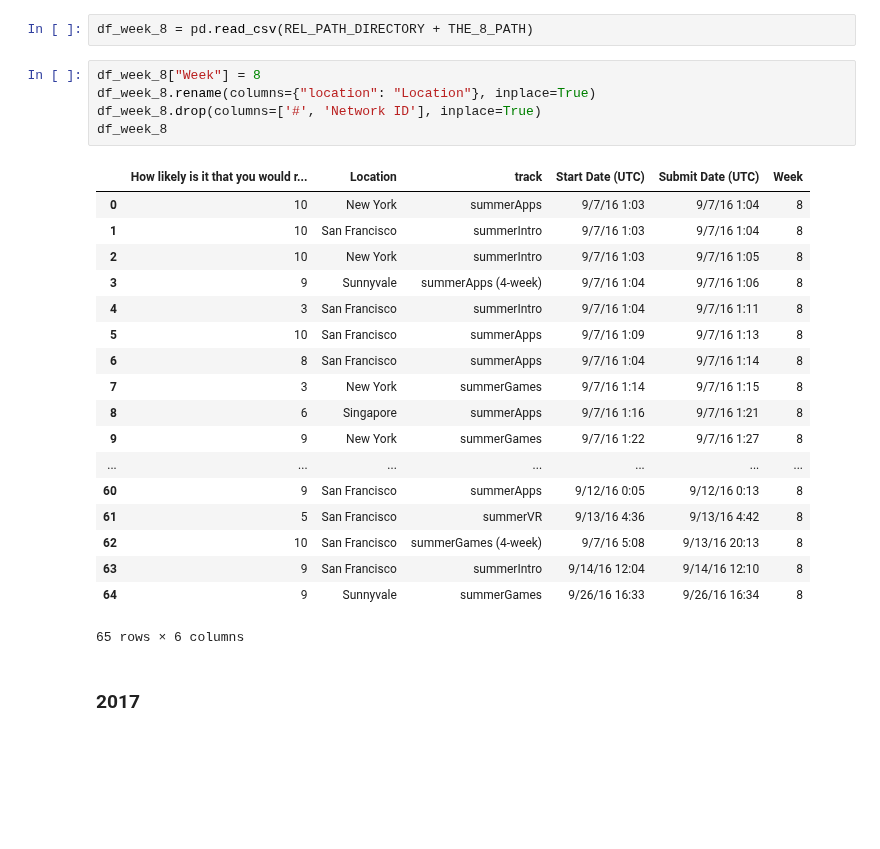
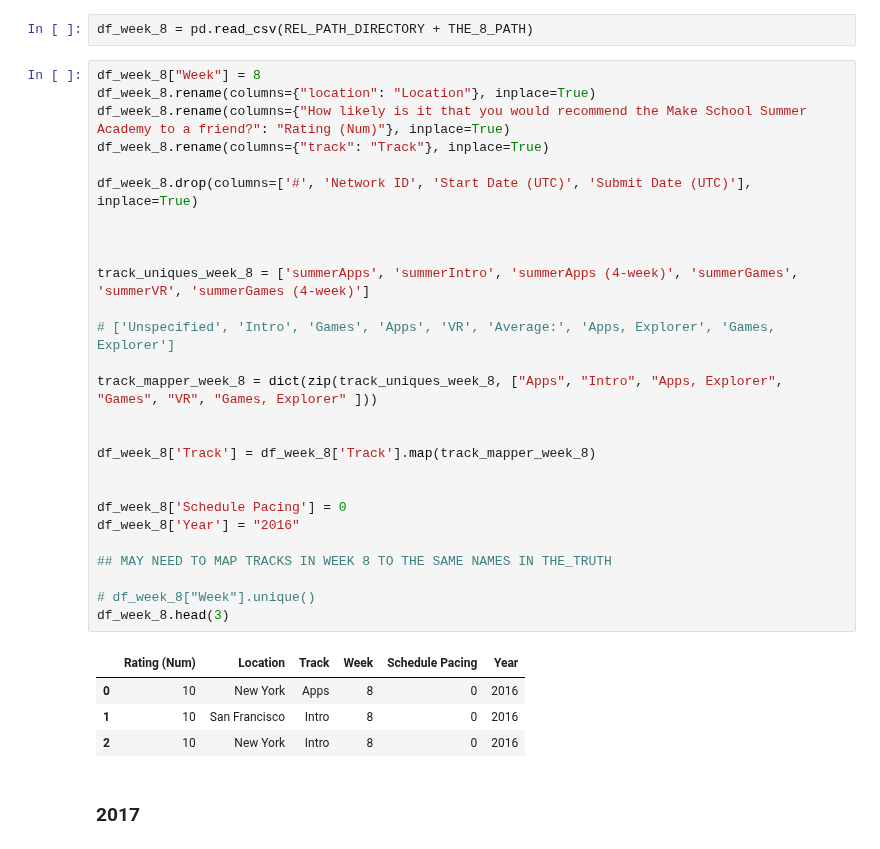
Before and after one commit to natepill/DS1.1, a Jupyter notebook: NPS/MS-Summer-Acadmey-2017.ipynb, the cells around one changed output. Saved outputs shown, nothing was run; the diff lists cells and outputs as text; blank space fills up the shorter version.

```diff
--- a/NPS/MS-Summer-Acadmey-2017.ipynb
+++ b/NPS/MS-Summer-Acadmey-2017.ipynb
@@ -541,30 +543,38 @@ Index(['How would you rate your overall satisfaction with the Summer Academy thi
 ### Week 8 (2016)
 # %%
 df_week_8 = pd.read_csv(REL_PATH_DIRECTORY + THE_8_PATH)
-# %%
-df_week_8["Week"] = 8
-df_week_8.rename(columns={"location": "Location"}, inplace=True)
-df_week_8.drop(columns=['#', 'Network ID'], inplace=True)
-df_week_8
-# %% [output]
-|  | How likely is it that you would r... | Location | track | Start Date (UTC) | Submit Date (UTC) | Week |
-| 0 | 10 | New York | summerApps | 9/7/16 1:03 | 9/7/16 1:04 | 8 |
-| 1 | 10 | San Francisco | summerIntro | 9/7/16 1:03 | 9/7/16 1:04 | 8 |
-| 2 | 10 | New York | summerIntro | 9/7/16 1:03 | 9/7/16 1:05 | 8 |
-| 3 | 9 | Sunnyvale | summerApps (4-week) | 9/7/16 1:04 | 9/7/16 1:06 | 8 |
-| 4 | 3 | San Francisco | summerIntro | 9/7/16 1:04 | 9/7/16 1:11 | 8 |
-| 5 | 10 | San Francisco | summerApps | 9/7/16 1:09 | 9/7/16 1:13 | 8 |
-| 6 | 8 | San Francisco | summerApps | 9/7/16 1:04 | 9/7/16 1:14 | 8 |
-| 7 | 3 | New York | summerGames | 9/7/16 1:14 | 9/7/16 1:15 | 8 |
-| 8 | 6 | Singapore | summerApps | 9/7/16 1:16 | 9/7/16 1:21 | 8 |
-| 9 | 9 | New York | summerGames | 9/7/16 1:22 | 9/7/16 1:27 | 8 |
-| ... | ... | ... | ... | ... | ... | ... |
-| 60 | 9 | San Francisco | summerApps | 9/12/16 0:05 | 9/12/16 0:13 | 8 |
-| 61 | 5 | San Francisco | summerVR | 9/13/16 4:36 | 9/13/16 4:42 | 8 |
-| 62 | 10 | San Francisco | summerGames (4-week) | 9/7/16 5:08 | 9/13/16 20:13 | 8 |
-| 63 | 9 | San Francisco | summerIntro | 9/14/16 12:04 | 9/14/16 12:10 | 8 |
-| 64 | 9 | Sunnyvale | summerGames | 9/26/16 16:33 | 9/26/16 16:34 | 8 |
-65 rows × 6 columns
+# %%
+df_week_8["Week"] = 8
+df_week_8.rename(columns={"location": "Location"}, inplace=True)
+df_week_8.rename(columns={"How likely is it that you would recommend the Make School Summer Academy to a friend?": "Rating (Num)"}, inplace=True)
+df_week_8.rename(columns={"track": "Track"}, inplace=True)
+
+df_week_8.drop(columns=['#', 'Network ID', 'Start Date (UTC)', 'Submit Date (UTC)'], inplace=True)
+
+
+
+track_uniques_week_8 = ['summerApps', 'summerIntro', 'summerApps (4-week)', 'summerGames', 'summerVR', 'summerGames (4-week)']
+
+# ['Unspecified', 'Intro', 'Games', 'Apps', 'VR', 'Average:', 'Apps, Explorer', 'Games, Explorer']
+
+track_mapper_week_8 = dict(zip(track_uniques_week_8, ["Apps", "Intro", "Apps, Explorer", "Games", "VR", "Games, Explorer" ]))
+
+
+df_week_8['Track'] = df_week_8['Track'].map(track_mapper_week_8)
+
+
+df_week_8['Schedule Pacing'] = 0
+df_week_8['Year'] = "2016"
+
+## MAY NEED TO MAP TRACKS IN WEEK 8 TO THE SAME NAMES IN THE_TRUTH
+
+# df_week_8["Week"].unique()
+df_week_8.head(3)
+# %% [output]
+|  | Rating (Num) | Location | Track | Week | Schedule Pacing | Year |
+| 0 | 10 | New York | Apps | 8 | 0 | 2016 |
+| 1 | 10 | San Francisco | Intro | 8 | 0 | 2016 |
+| 2 | 10 | New York | Intro | 8 | 0 | 2016 |
 # %% [markdown]
 ### 2017
 # %%
```
Also changed, not shown: parts of 23 cells of this notebook.
